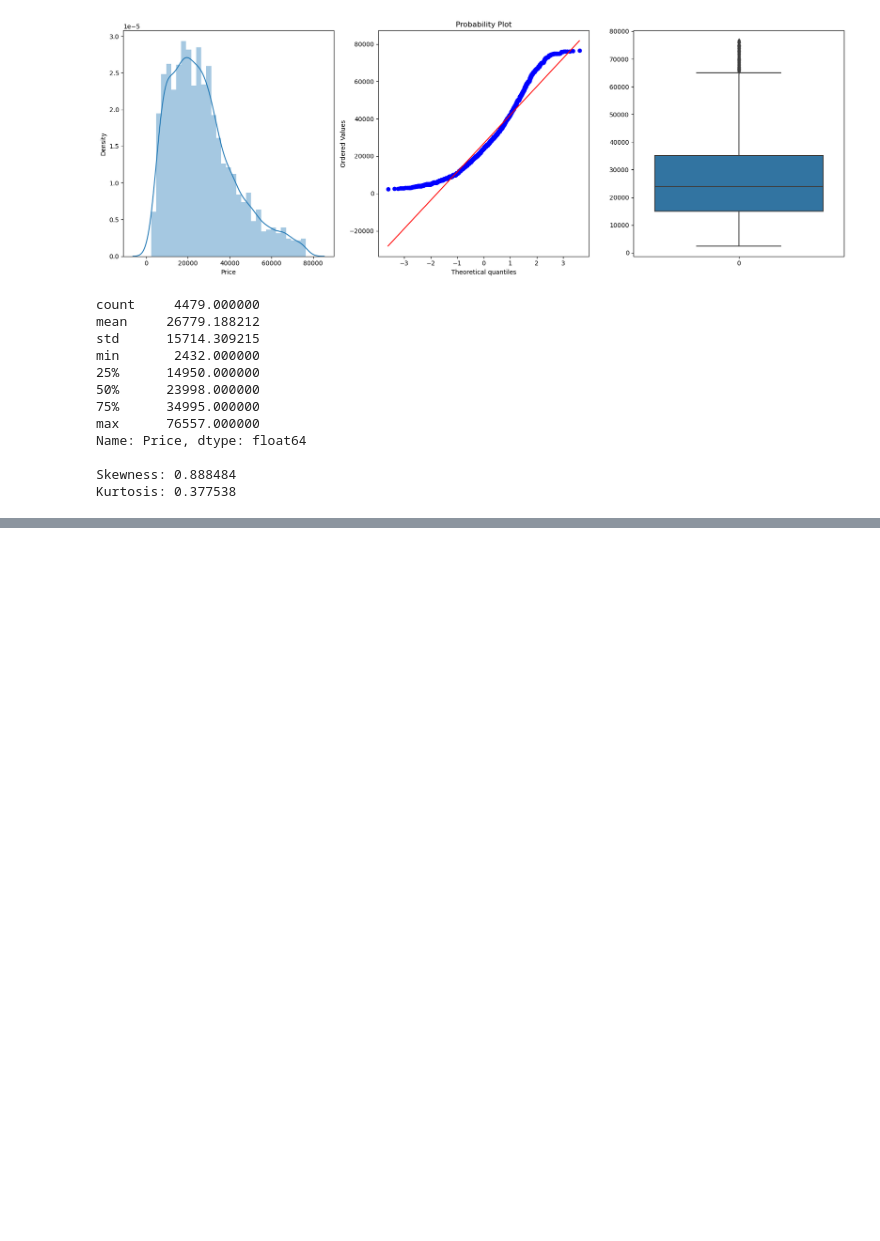
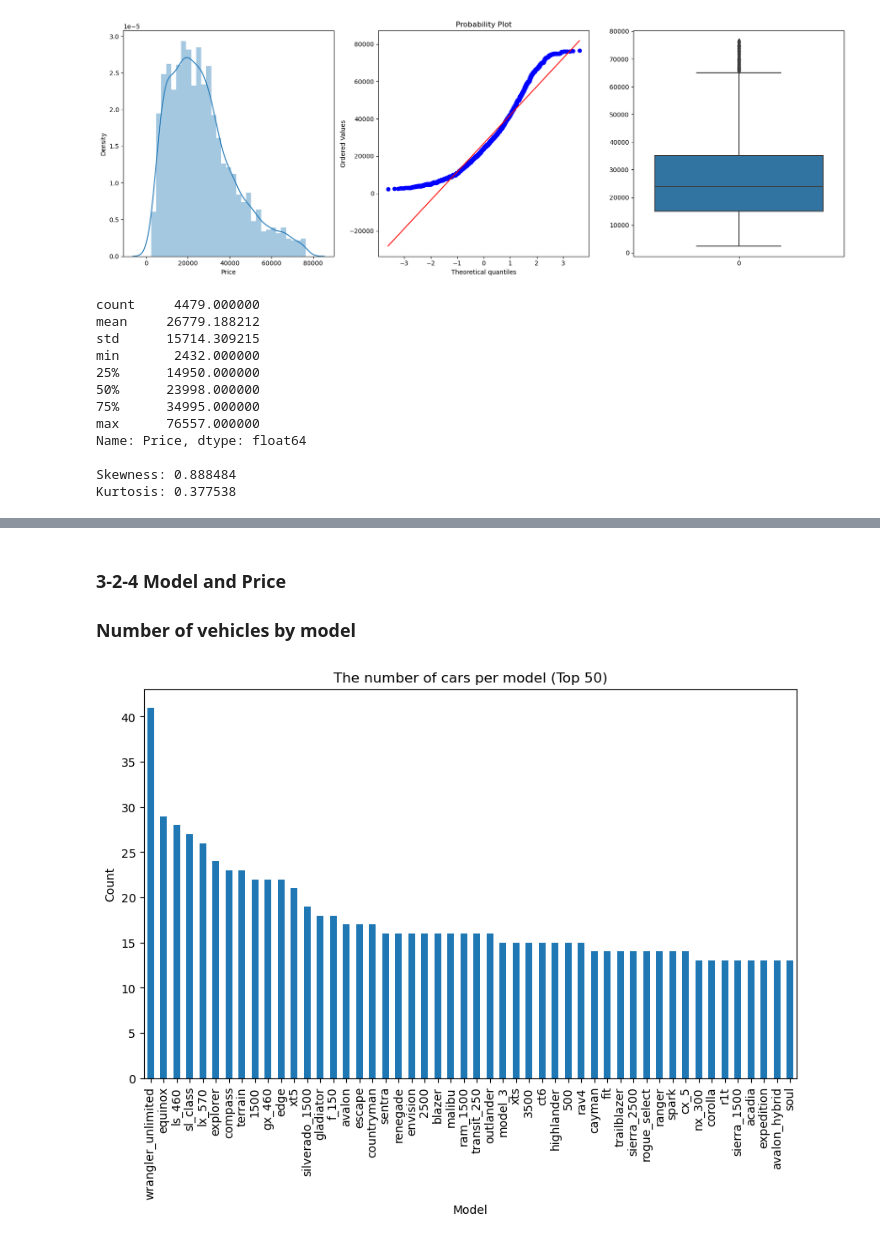
Before and after one commit to kish191919/Predict_Used_Car_Price_by_Python, a Jupyter notebook: Used_Car.ipynb, the cells around one changed output, grey strips where cells are left out. Cells and saved outputs as stored; diff of their text form; code cells hidden in the pictures; blank space fills up the shorter version.

```diff
--- a/Used_Car.ipynb
+++ b/Used_Car.ipynb
@@ -335,14 +301,0 @@ print(train_data_subset)
-# %%
-def process_engine_text(text):
-    # 모든 스페이스 이전의 문자만 추출
-    index = text.find(' ')
-    if index != -1:
-        return text[:index]
-    else:
-        return text
-
-train['Engine'] = train['Engine'].apply(process_engine_text)
-train['Dealer'] = train['Dealer'].str.replace('[\,\<,\>,\/,\[\]\-\s]', '', regex=True)
-train['Interior Color'] = train['Interior Color'].str.replace('[\,\<,\>,\/,\[\]\-\s]', '', regex=True)
-train['Exterior Color'] = train['Exterior Color'].str.replace('[\,\<,\>,\/,\[\]\-\s]', '', regex=True)
-train
@@ -677,0 +410,21 @@ ValueError: feature_names must be string, and may not contain [, ] or <
+# %% [markdown]
+### 3-2-4 Model and Price
+
+### Number of vehicles by model
+# %%
+# Count the total number for each model in the train data
+model_counts = train['Model'].value_counts()
+
+# Sort by most
+model_counts_sorted = model_counts.sort_values(ascending=False).head(50)
+
+# Drawing graphs
+plt.figure(figsize=(10, 6))
+model_counts_sorted.plot(kind='bar')
+plt.title('The number of cars per model (Top 50)')
+plt.xlabel('Model')
+plt.ylabel('Count')
+plt.xticks(rotation=90)
+plt.show()
+# %% [output]
+[figure, added]
```
Also changed, not shown: parts of 125 cells of this notebook, 2 other files.
